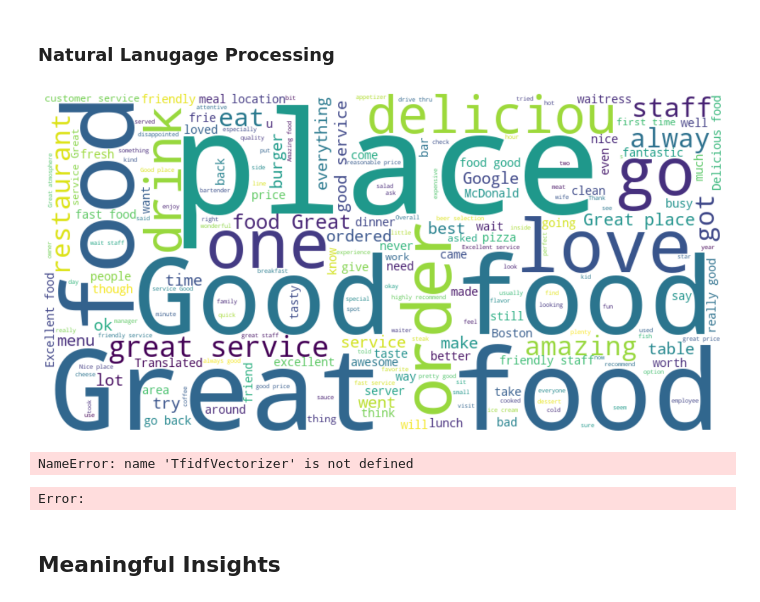
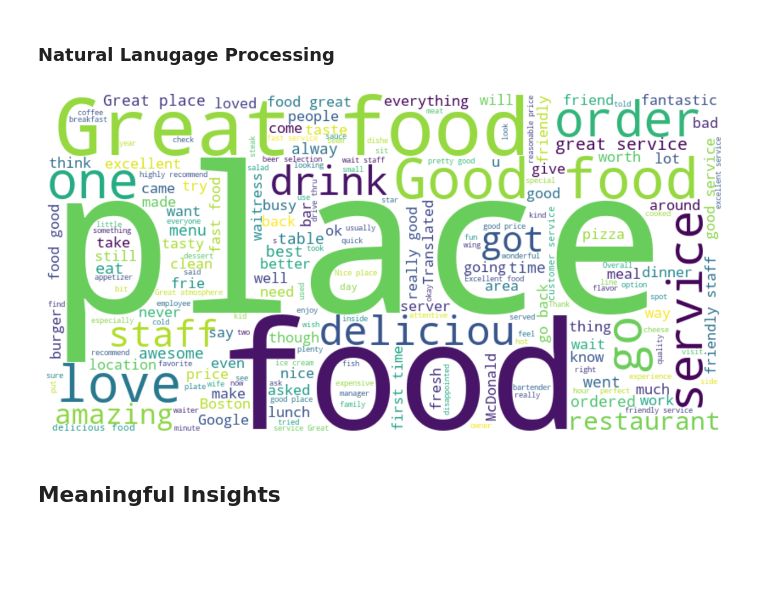
Before and after one commit to yuqinbailey/Restaurant-Rec-Google-Reviews, a Jupyter notebook: 3_EDA_Planning.ipynb, the cells around one changed output. Cells and saved outputs as stored; diff of their text form; code cells hidden in the pictures; blank space fills up the shorter version.

```diff
--- a/3_EDA_Planning.ipynb
+++ b/3_EDA_Planning.ipynb
@@ -186,22 +192,21 @@ from sklearn.feature_extraction.text import TfidfVectorizer
 # %%
-all_text = ' '.join(review for review in data_ma[-data_ma['text'].isna()].text)
-wordcloud = WordCloud(width = 800, height = 400, background_color ='white').generate(all_text)
+all_text = pd.read_json('data/reviews.json').iloc[:,0].tolist()
+
+wordcloud = WordCloud(width = 800, height = 400, background_color ='white').generate(' '.join(all_text))
 
 # Display the word cloud using matplotlib
 plt.figure(figsize = (12, 6), facecolor = None)
 plt.imshow(wordcloud, interpolation='bilinear')
 plt.axis("off")
 plt.tight_layout(pad = 0)
 
 plt.show()
 # %% [output]
-[figure, old version]
+[figure, new version]
 # %%
 vectorizer = TfidfVectorizer(max_features=6000)
 
-tfidf_embeddings = vectorizer.fit_transform(data_ma[-data_ma['text'].isna()].text)
+tfidf_embeddings = vectorizer.fit_transform(all_text)
-# %% [output]
-NameError: name 'TfidfVectorizer' is not defined
 # %%
 from transformers import AutoTokenizer, AutoModel
 import torch
@@ -213,15 +218,13 @@ tokenizer = AutoTokenizer.from_pretrained('bert-base-uncased')
 model = AutoModel.from_pretrained('bert-base-uncased')
 
 # Encode text
-inputs = tokenizer(data_ma[-data_ma['text'].isna()].text.tolist(), padding=True, truncation=True, return_tensors="pt")
+inputs = tokenizer(all_text, padding=True, truncation=True, return_tensors="pt")
 
 # Get embeddings
 with torch.no_grad():
     embeddings = model(**inputs)
 
 # embeddings are now stored in a PyTorch tensor and can be accessed with embeddings['last_hidden_state'] or embeddings['pooler_output'] for BERT
-# %% [output]
-Error:
 # %% [markdown]
 ## Meaningful Insights
 # %% [markdown]
```
Also changed, not shown: parts of 3 cells of this notebook.
